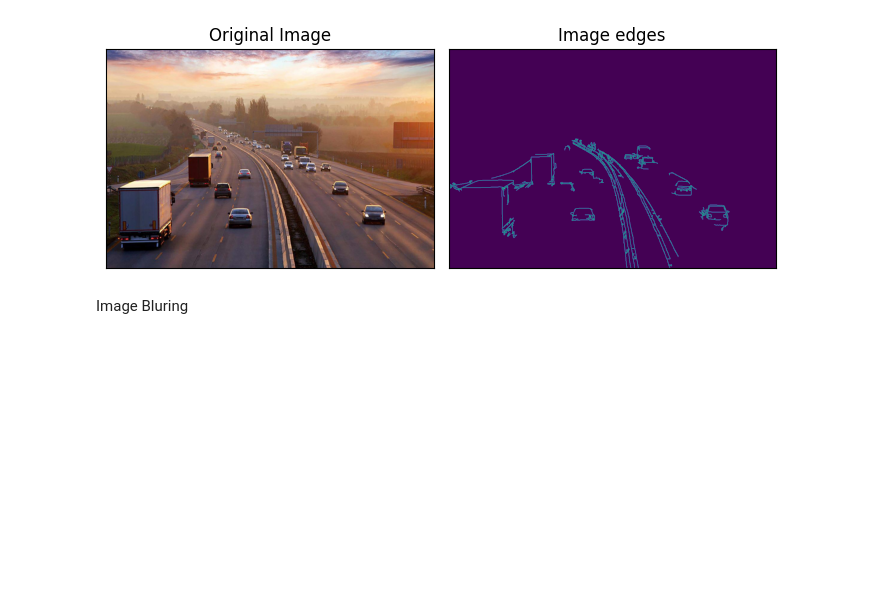
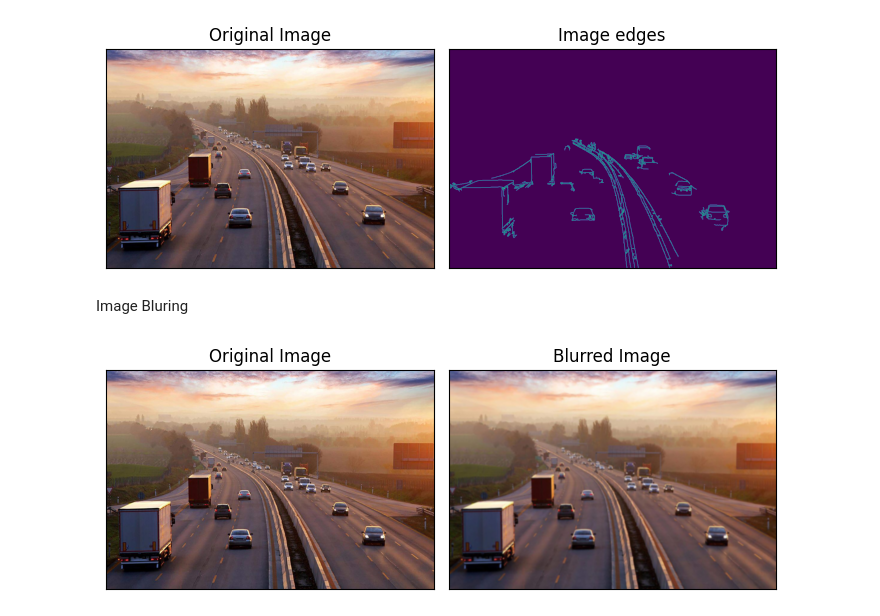
Before and after one commit to KingJupyter/openCV, a Jupyter notebook: image processing.ipynb, the cells around one changed output. Drawn from its saved outputs; the diff is of its cells as text; code cells hidden in the pictures; blank space fills up the shorter version.

```diff
--- a/image processing.ipynb
+++ b/image processing.ipynb
@@ -288,0 +283,33 @@ image = cv2.imread('image.jpg')
+# %%
+import cv2
+import numpy as np
+import matplotlib.pyplot as plt
+
+image = cv2.imread('image.jpg')
+
+image_rgb = cv2.cvtColor(image, cv2.COLOR_BGR2RGB)
+
+blurred = cv2.GaussianBlur(image,(9,9),0)
+
+blurred_rgb = cv2.cvtColor(blurred, cv2.COLOR_BGR2RGB)
+
+fig, axs = plt.subplots(1, 2, figsize=(7,4))
+
+axs# Plot the original image
+axs[0].imshow(image_rgb)
+axs[0].set_title('Original Image')
+
+# Plot the blurred image
+axs[1].imshow(blurred_rgb)
+axs[1].set_title('Blurred Image')
+
+# Remove ticks from the subplots
+for ax in axs:
+    ax.set_xticks([])
+    ax.set_yticks([])
+
+# Display the subplots
+plt.tight_layout()
+plt.show()
+# %% [output]
+[figure, added]
```
Also changed, not shown: parts of 3 cells of this notebook, 23 other files.
